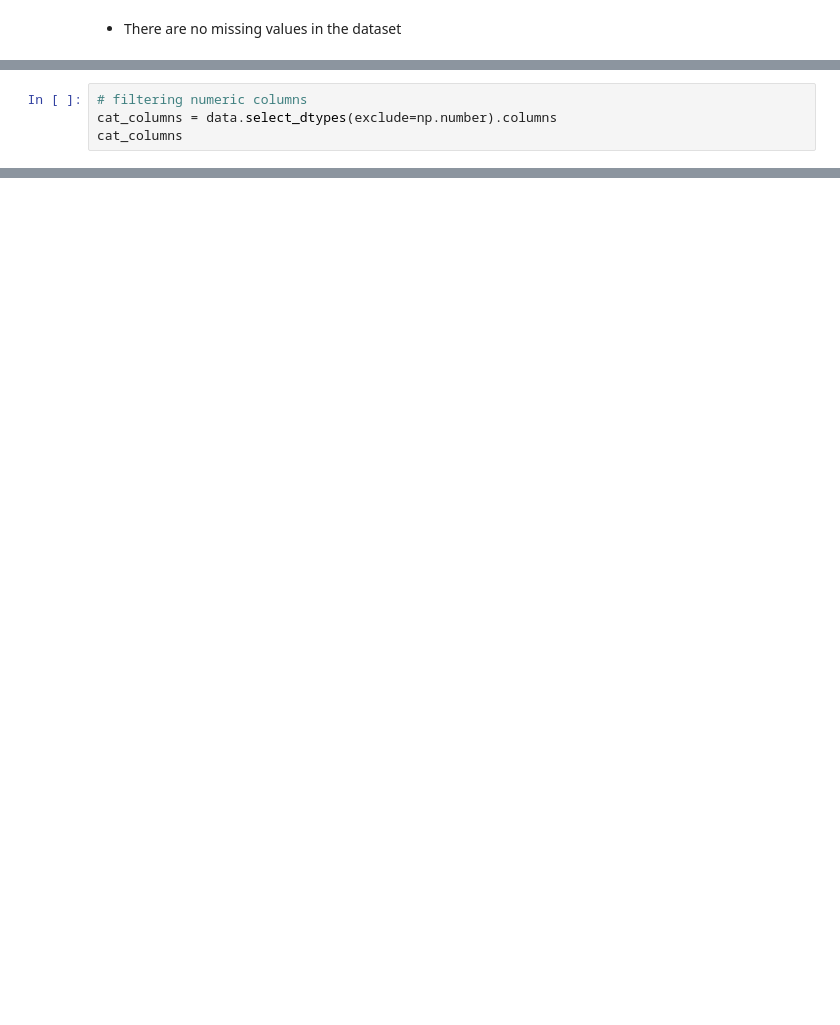
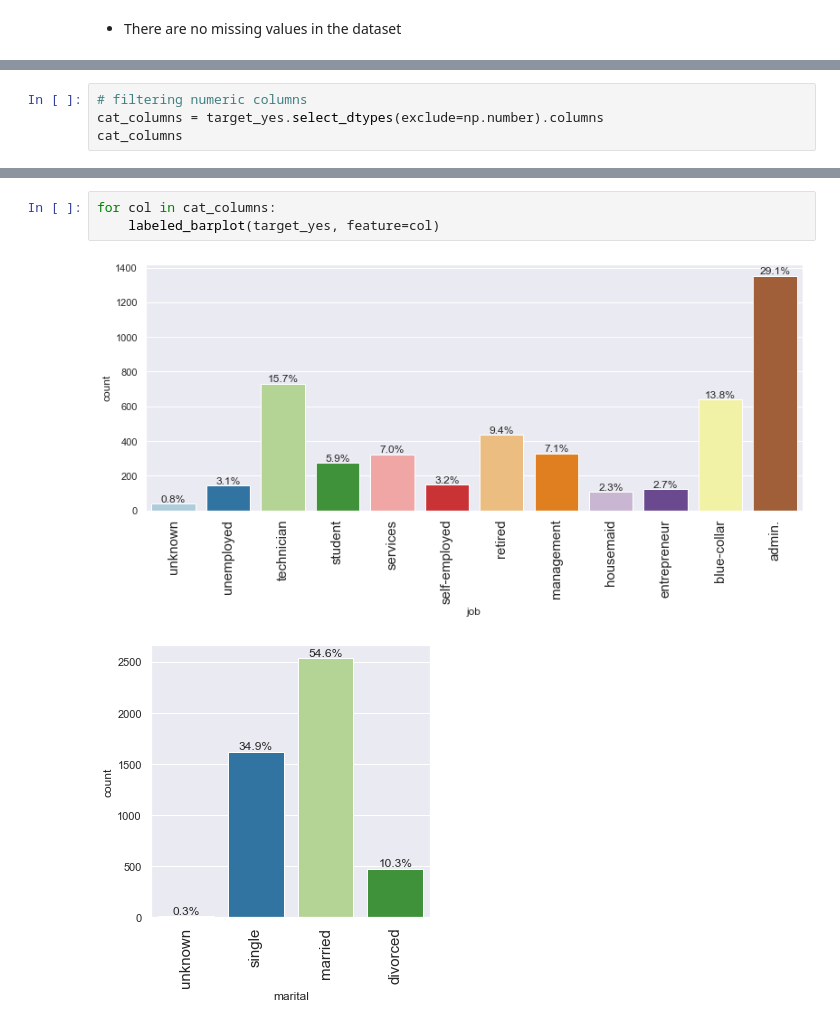
Before and after one commit to NataliaVelasquez18/eurobank-saves-2M-in-marketing-budget, a Jupyter notebook: EDA_Visualization_ML.ipynb, the cells around one changed output, grey strips where cells are left out. Cells and saved outputs as stored; diff of their text form; blank space fills up the shorter version.

```diff
--- a/EDA_Visualization_ML.ipynb
+++ b/EDA_Visualization_ML.ipynb
@@ -328,6 +340,6 @@ for col in num_columns:
 # %%
 # filtering numeric columns
-cat_columns = data.select_dtypes(exclude=np.number).columns
+cat_columns = target_yes.select_dtypes(exclude=np.number).columns
 cat_columns
 # %% [output]
 Index(['job', 'marital', 'education', 'default', 'housing', 'loan', 'contact',
@@ -336,0 +407,6 @@ Index(['job', 'marital', 'education', 'default', 'housing', 'loan', 'contact',
+# %%
+for col in cat_columns:
+    labeled_barplot(target_yes, feature=col)
+# %% [output]
+[figure, added]
+[figure, added]
```
Also changed, not shown: parts of 24 cells of this notebook, 1 other file.
